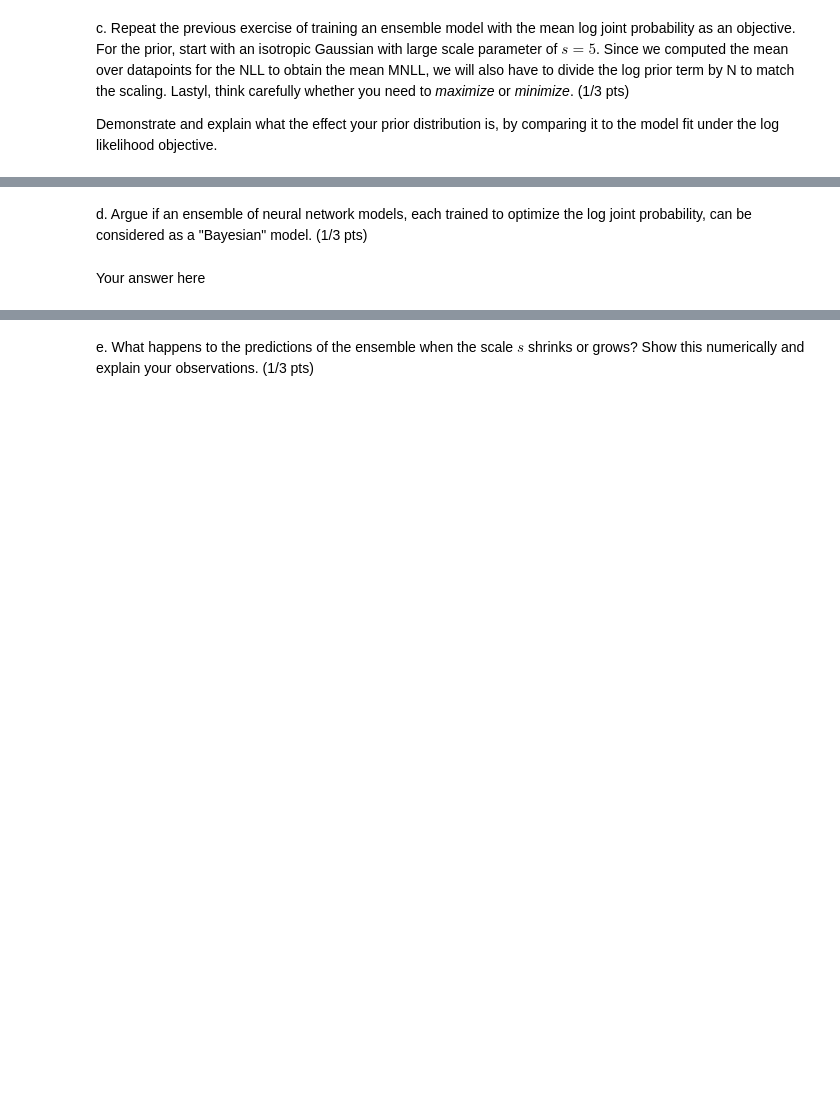
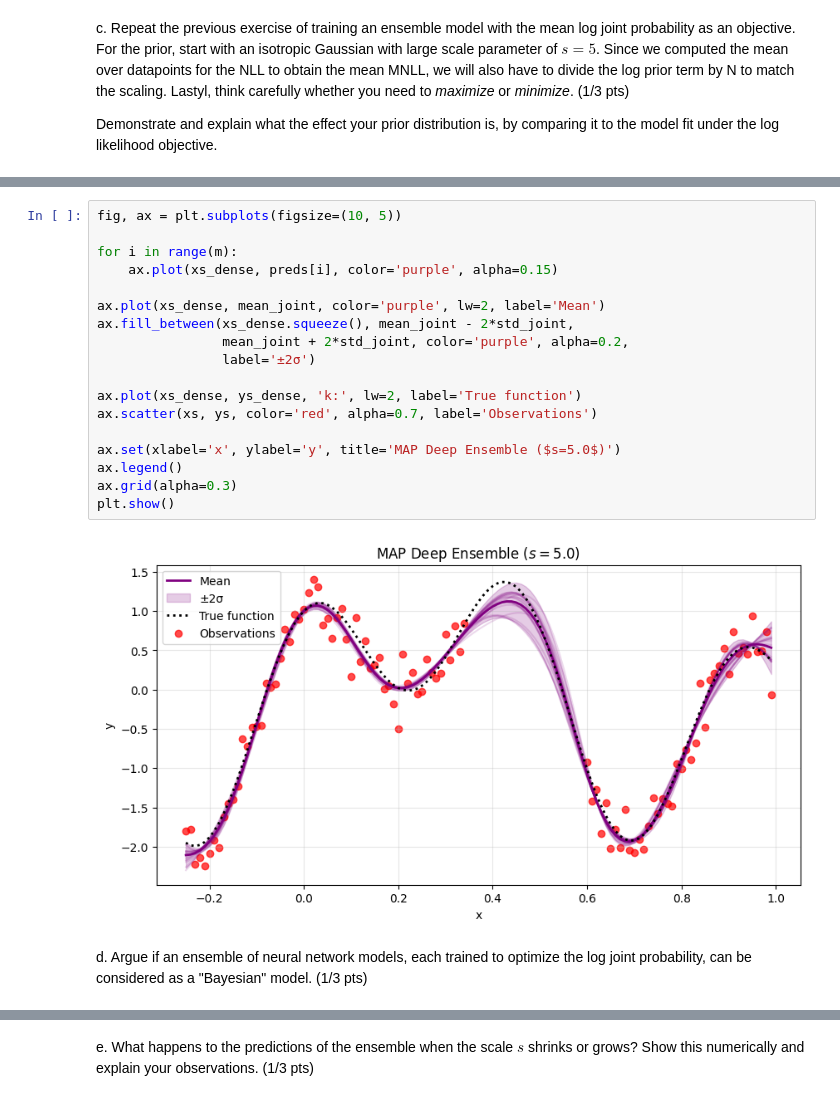
Before and after one commit to TejasDharmale/Bayesian-machine-learning-assignment, a Jupyter notebook: A2BNNs.ipynb, the cells around one changed output, grey strips where cells are left out. Drawn from its saved outputs; the diff is of its cells as text; blank space fills up the shorter version.

```diff
--- a/A2BNNs.ipynb
+++ b/A2BNNs.ipynb
@@ -310,4 +491,22 @@ your answer here
+# %%
+fig, ax = plt.subplots(figsize=(10, 5))
+
+for i in range(m):
+    ax.plot(xs_dense, preds[i], color='purple', alpha=0.15)
+
+ax.plot(xs_dense, mean_joint, color='purple', lw=2, label='Mean')
+ax.fill_between(xs_dense.squeeze(), mean_joint - 2*std_joint,
+                mean_joint + 2*std_joint, color='purple', alpha=0.2,
+                label='±2σ')
+
+ax.plot(xs_dense, ys_dense, 'k:', lw=2, label='True function')
+ax.scatter(xs, ys, color='red', alpha=0.7, label='Observations')
+
+ax.set(xlabel='x', ylabel='y', title='MAP Deep Ensemble ($s=5.0$)')
+ax.legend()
+ax.grid(alpha=0.3)
+plt.show()
+# %% [output]
+[figure, added]
 # %% [markdown]
 d. Argue if an ensemble of neural network models, each trained to optimize the log joint probability, can be considered as a "Bayesian" model. (1/3 pts)
-# %% [markdown]
-Your answer here
```
Also changed, not shown: parts of 28 cells of this notebook.
